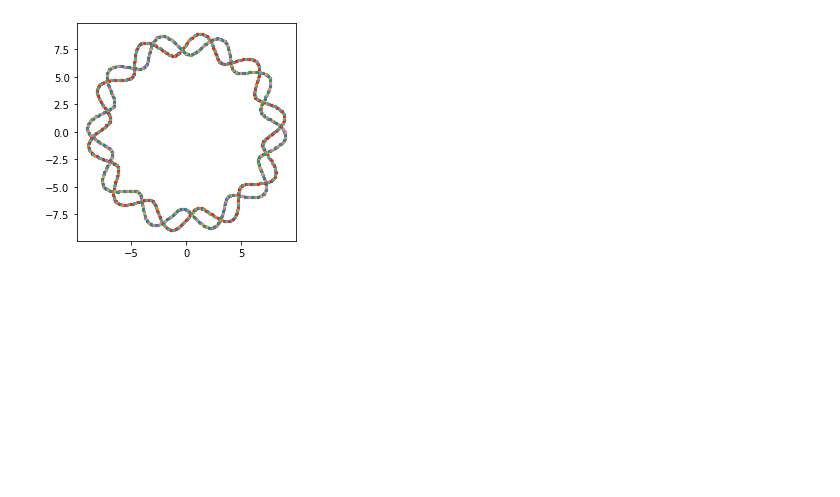
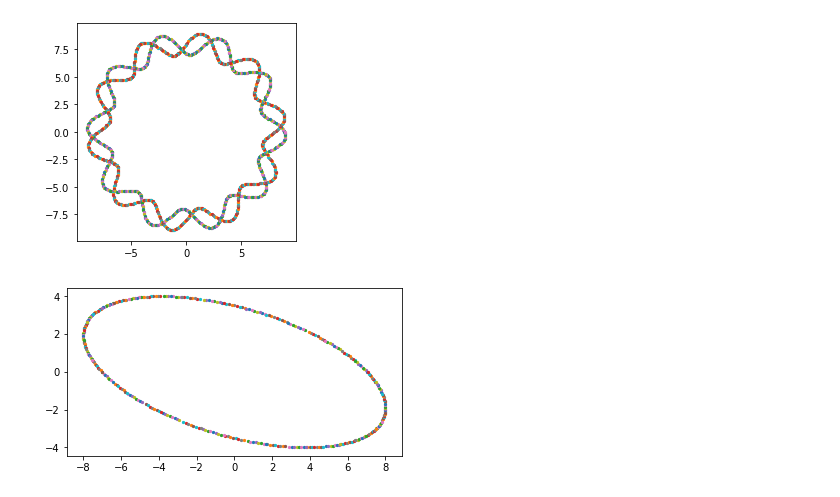
Before and after one commit to ZutNub/The-Great-Filter, a Jupyter notebook: Assets/Sandbox/OrbitCalculator.ipynb, the cells around one changed output. Drawn from its saved outputs; the diff is of its cells as text; code cells hidden in the pictures; blank space fills up the shorter version.

```diff
--- a/Assets/Sandbox/OrbitCalculator.ipynb
+++ b/Assets/Sandbox/OrbitCalculator.ipynb
@@ -21,3 +21,26 @@ for i in numpy.arange(0,2*math.pi,stepsize):
 plt.show()
 # %% [output]
 [figure]
+# %%
+import matplotlib.pyplot as plt
+import math
+import numpy
+
+fig = plt.figure()
+ax = fig.add_subplot()
+ax.set_aspect('equal', adjustable='box')
+
+stepsize = 0.01
+scaleX = 8
+scaleY = 4
+phaseShiftX = 0.5
+phaseShiftY = 0
+
+for i in range(0,360,1):
+    x = scaleX*math.cos(i+phaseShiftX)
+    y = scaleY*math.sin(i+phaseShiftY)
+    plt.scatter(x, y, s=5)
+
+plt.show()
+# %% [output]
+[figure, added]
```
Also changed, not shown: 9 other files.
